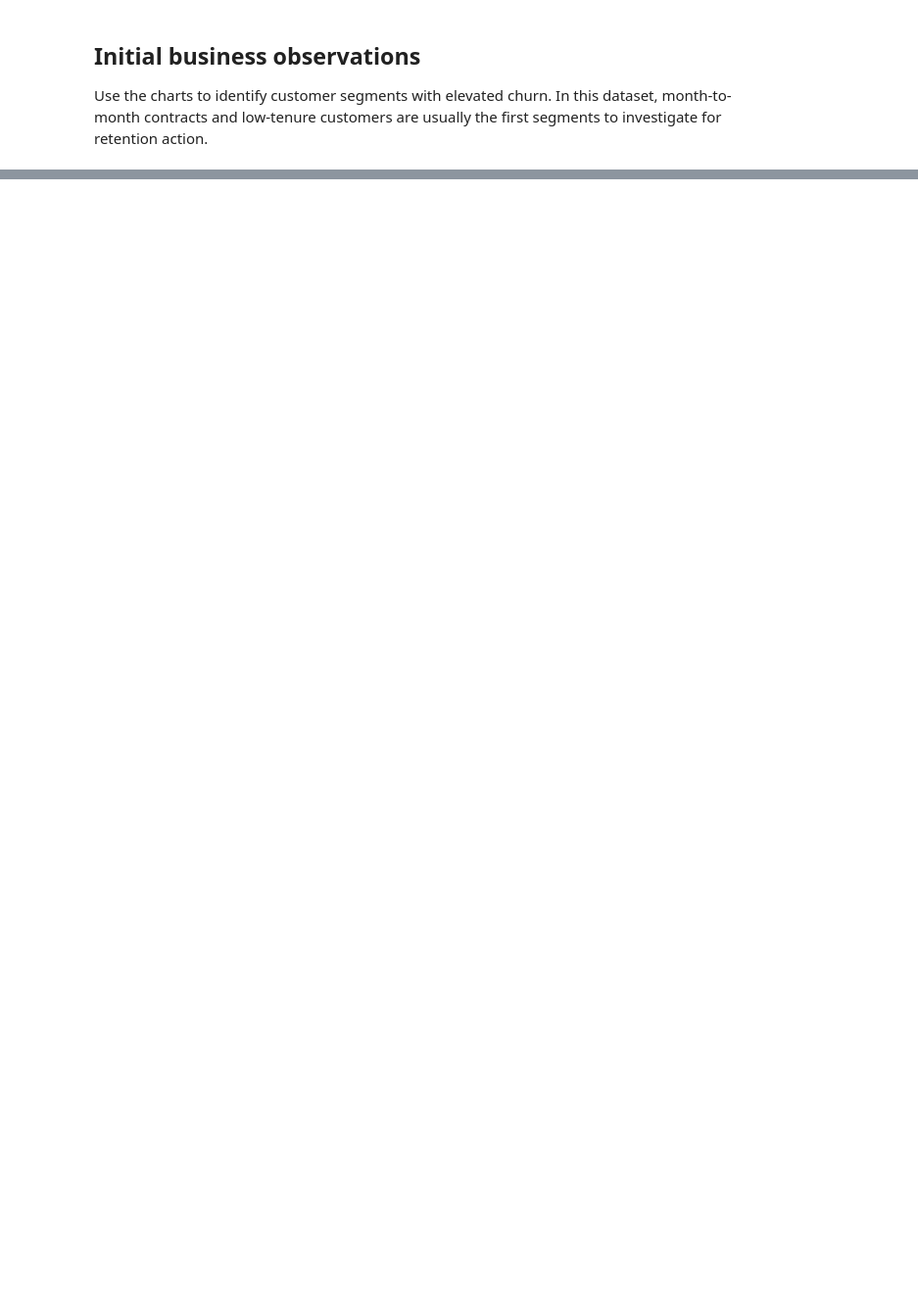
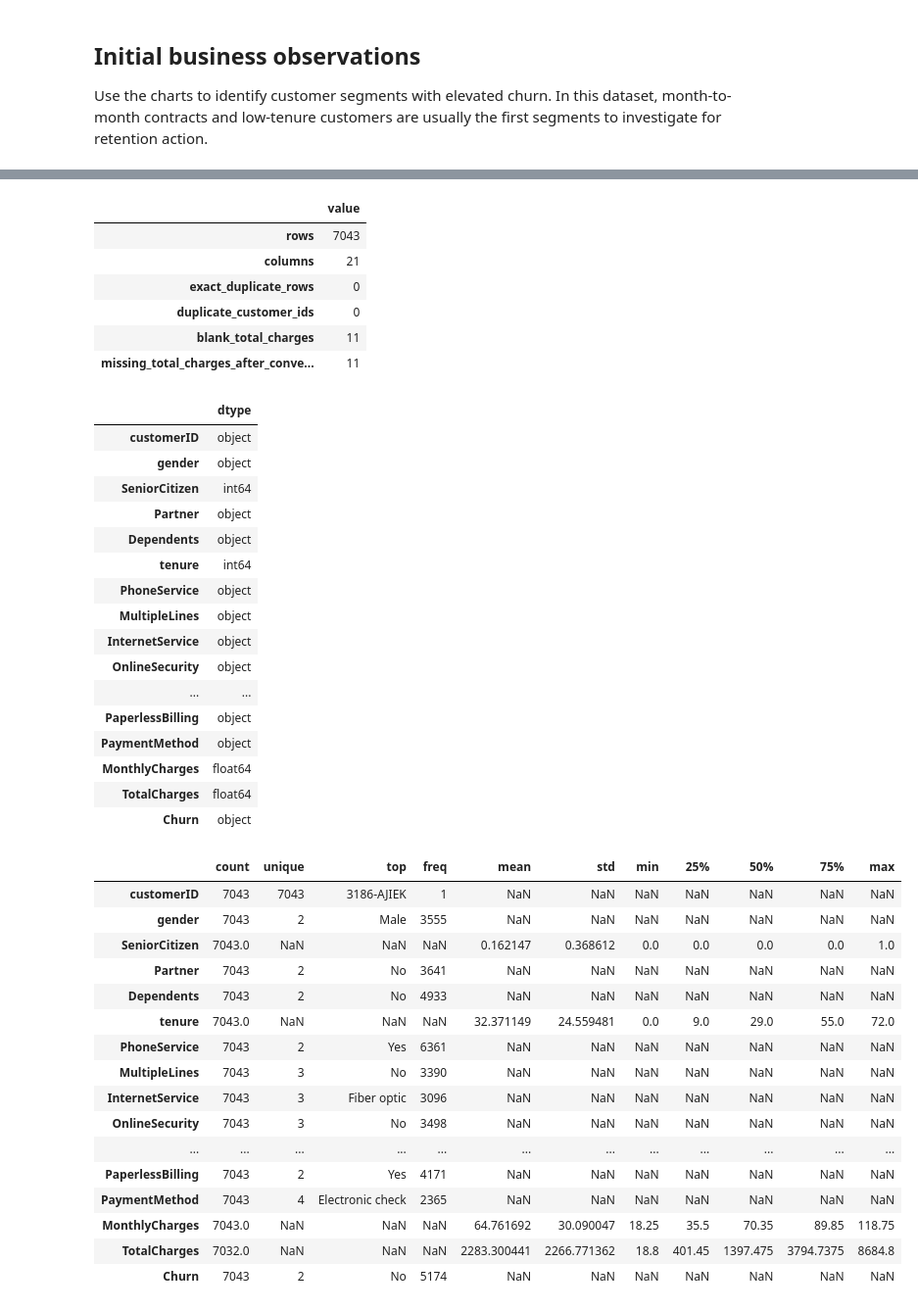
Before and after one commit to zhandarkayirbay/Customer-Churn-Prediction, a Jupyter notebook: notebooks/01_eda.ipynb, the cells around one changed output, grey strips where cells are left out. Shown at 98% size. Cells and saved outputs as stored; diff of their text form; code cells hidden in the pictures; blank space fills up the shorter version.

```diff
--- a/notebooks/01_eda.ipynb
+++ b/notebooks/01_eda.ipynb
@@ -42,0 +120,58 @@ Use the charts to identify customer segments with elevated churn. In this datase
+# %%
+raw = pd.read_csv(ROOT / 'data' / 'WA_Fn-UseC_-Telco-Customer-Churn.csv')
+quality = {
+    'rows': len(raw), 'columns': len(raw.columns),
+    'exact_duplicate_rows': int(raw.duplicated().sum()),
+    'duplicate_customer_ids': int(raw['customerID'].duplicated().sum()),
+    'blank_total_charges': int(raw['TotalCharges'].astype(str).str.strip().eq('').sum()),
+    'missing_total_charges_after_conversion': int(df['TotalCharges'].isna().sum()),
+}
+display(pd.Series(quality, name='value').to_frame())
+display(df.dtypes.rename('dtype').to_frame())
+display(df.describe(include='all').T)
+missing = df.isna().sum()
+display(missing.rename('missing_count').to_frame().assign(missing_pct=missing / len(df) * 100))
+assert raw['customerID'].is_unique
+assert df['Churn'].isin(['Yes', 'No']).all()
+# %% [output]
+|  | value |
+| rows | 7043 |
+| columns | 21 |
+| exact_duplicate_rows | 0 |
+| duplicate_customer_ids | 0 |
+| blank_total_charges | 11 |
+| missing_total_charges_after_conve... | 11 |
+|  | dtype |
+| customerID | object |
+| gender | object |
+| SeniorCitizen | int64 |
+| Partner | object |
+| Dependents | object |
+| tenure | int64 |
+| PhoneService | object |
+| MultipleLines | object |
+| InternetService | object |
+| OnlineSecurity | object |
+| ... | ... |
+| PaperlessBilling | object |
+| PaymentMethod | object |
+| MonthlyCharges | float64 |
+| TotalCharges | float64 |
+| Churn | object |
+|  | count | unique | top | freq | mean | std | min | 25% | 50% | 75% | max |
+| customerID | 7043 | 7043 | 3186-AJIEK | 1 | NaN | NaN | NaN | NaN | NaN | NaN | NaN |
+| gender | 7043 | 2 | Male | 3555 | NaN | NaN | NaN | NaN | NaN | NaN | NaN |
+| SeniorCitizen | 7043.0 | NaN | NaN | NaN | 0.162147 | 0.368612 | 0.0 | 0.0 | 0.0 | 0.0 | 1.0 |
+| Partner | 7043 | 2 | No | 3641 | NaN | NaN | NaN | NaN | NaN | NaN | NaN |
+| Dependents | 7043 | 2 | No | 4933 | NaN | NaN | NaN | NaN | NaN | NaN | NaN |
+| tenure | 7043.0 | NaN | NaN | NaN | 32.371149 | 24.559481 | 0.0 | 9.0 | 29.0 | 55.0 | 72.0 |
+| PhoneService | 7043 | 2 | Yes | 6361 | NaN | NaN | NaN | NaN | NaN | NaN | NaN |
+| MultipleLines | 7043 | 3 | No | 3390 | NaN | NaN | NaN | NaN | NaN | NaN | NaN |
+| InternetService | 7043 | 3 | Fiber optic | 3096 | NaN | NaN | NaN | NaN | NaN | NaN | NaN |
+| OnlineSecurity | 7043 | 3 | No | 3498 | NaN | NaN | NaN | NaN | NaN | NaN | NaN |
+| ... | ... | ... | ... | ... | ... | ... | ... | ... | ... | ... | ... |
+| PaperlessBilling | 7043 | 2 | Yes | 4171 | NaN | NaN | NaN | NaN | NaN | NaN | NaN |
+| PaymentMethod | 7043 | 4 | Electronic check | 2365 | NaN | NaN | NaN | NaN | NaN | NaN | NaN |
+| MonthlyCharges | 7043.0 | NaN | NaN | NaN | 64.761692 | 30.090047 | 18.25 | 35.5 | 70.35 | 89.85 | 118.75 |
+| TotalCharges | 7032.0 | NaN | NaN | NaN | 2283.300441 | 2266.771362 | 18.8 | 401.45 | 1397.475 | 3794.7375 | 8684.8 |
+| Churn | 7043 | 2 | No | 5174 | NaN | NaN | NaN | NaN | NaN | NaN | NaN |
```
Also changed, not shown: parts of 26 cells of this notebook, 21 other files.
